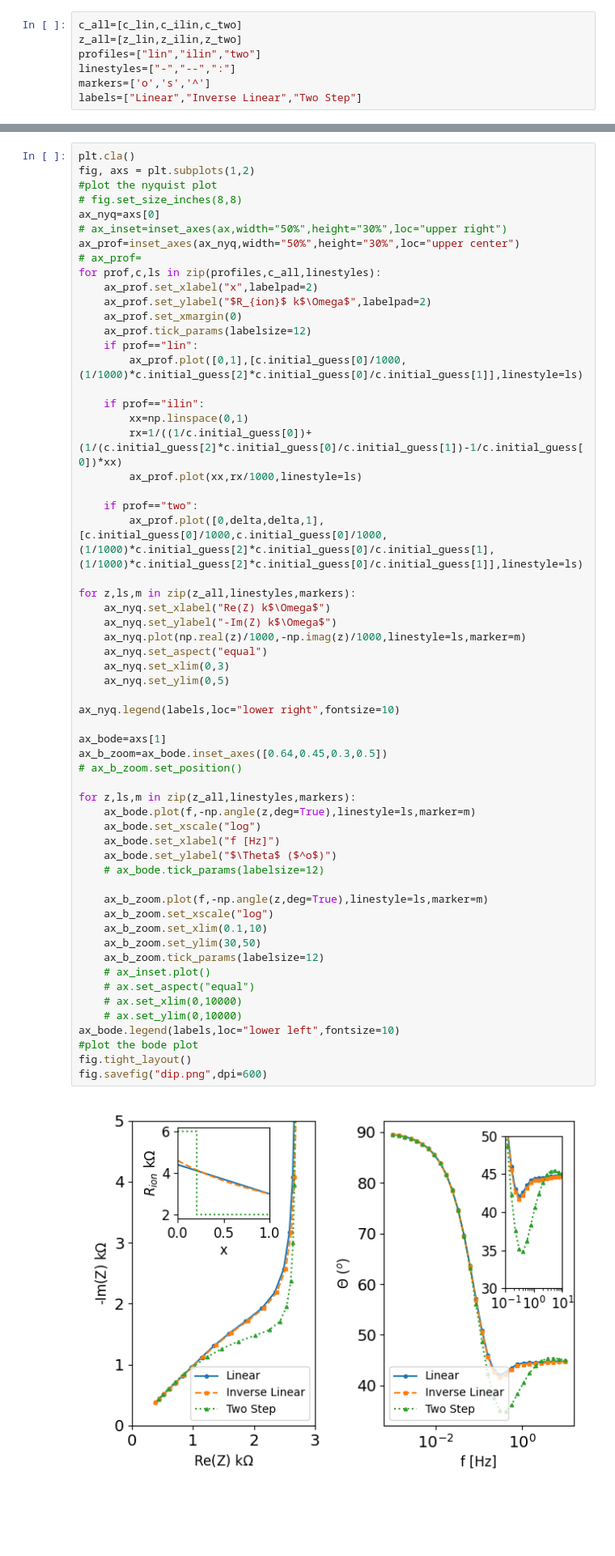
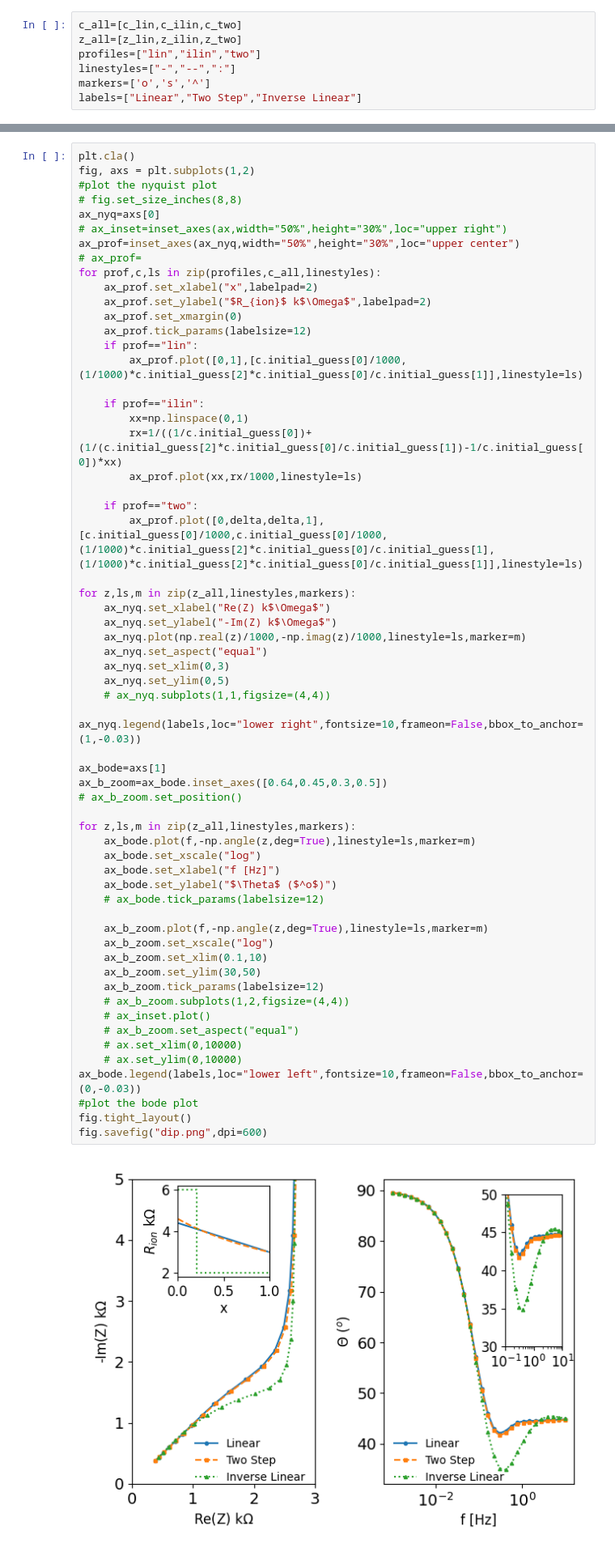
Before and after one commit to Yugal0/fitting-eis-dipangle-analysis, a Jupyter notebook: figure_flow.ipynb, the cells around one changed output, grey strips where cells are left out. Shown: that part at 81% size. Saved outputs shown, nothing was run; the diff lists cells and outputs as text; blank space fills up the shorter version.

```diff
--- a/figure_flow.ipynb
+++ b/figure_flow.ipynb
@@ -63,7 +63,7 @@ z_all=[z_lin,z_ilin,z_two]
 profiles=["lin","ilin","two"]
 linestyles=["-","--",":"]
 markers=['o','s','^']
-labels=["Linear","Inverse Linear","Two Step"]
+labels=["Linear","Two Step","Inverse Linear"]
 # %%
 #set the fontsize, labelsizes and fonts etc. for the plots to be made below
 plt.rcParams['font.size']=12
@@ -147,37 +147,39 @@ for z,ls,m in zip(z_all,linestyles,markers):
     ax_nyq.set_ylabel("-Im(Z) k$\Omega$")
     ax_nyq.plot(np.real(z)/1000,-np.imag(z)/1000,linestyle=ls,marker=m)
     ax_nyq.set_aspect("equal")
     ax_nyq.set_xlim(0,3)
     ax_nyq.set_ylim(0,5)
+    # ax_nyq.subplots(1,1,figsize=(4,4))
 
-ax_nyq.legend(labels,loc="lower right",fontsize=10)
+ax_nyq.legend(labels,loc="lower right",fontsize=10,frameon=False,bbox_to_anchor=(1,-0.03))
 
 ax_bode=axs[1]
 ax_b_zoom=ax_bode.inset_axes([0.64,0.45,0.3,0.5])
 # ax_b_zoom.set_position()
 
 for z,ls,m in zip(z_all,linestyles,markers):
     ax_bode.plot(f,-np.angle(z,deg=True),linestyle=ls,marker=m)
     ax_bode.set_xscale("log")
     ax_bode.set_xlabel("f [Hz]")
     ax_bode.set_ylabel("$\Theta$ ($^o$)")
     # ax_bode.tick_params(labelsize=12)
 
     ax_b_zoom.plot(f,-np.angle(z,deg=True),linestyle=ls,marker=m)
     ax_b_zoom.set_xscale("log")
     ax_b_zoom.set_xlim(0.1,10)
     ax_b_zoom.set_ylim(30,50)
     ax_b_zoom.tick_params(labelsize=12)
+    # ax_b_zoom.subplots(1,2,figsize=(4,4))
     # ax_inset.plot()
-    # ax.set_aspect("equal")
+    # ax_b_zoom.set_aspect("equal")
     # ax.set_xlim(0,10000)
     # ax.set_ylim(0,10000)
-ax_bode.legend(labels,loc="lower left",fontsize=10)
+ax_bode.legend(labels,loc="lower left",fontsize=10,frameon=False,bbox_to_anchor=(0,-0.03))
 #plot the bode plot
 fig.tight_layout()
 fig.savefig("dip.png",dpi=600)
 # %% [output]
-[figure, old version]
+[figure, new version]
 # %%
 # import matplotlib.pyplot as plt
 
```
Also changed, not shown: 1 other file.
